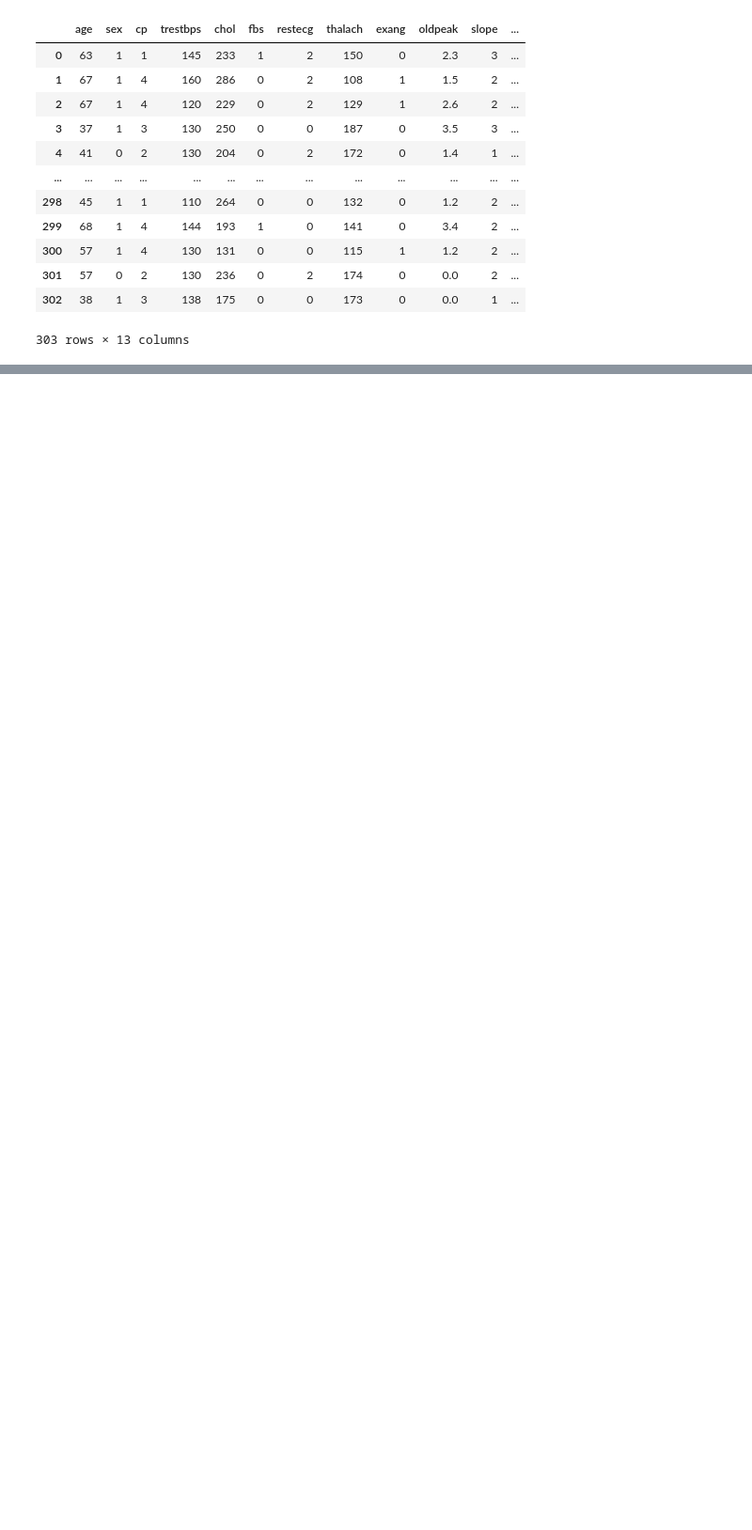
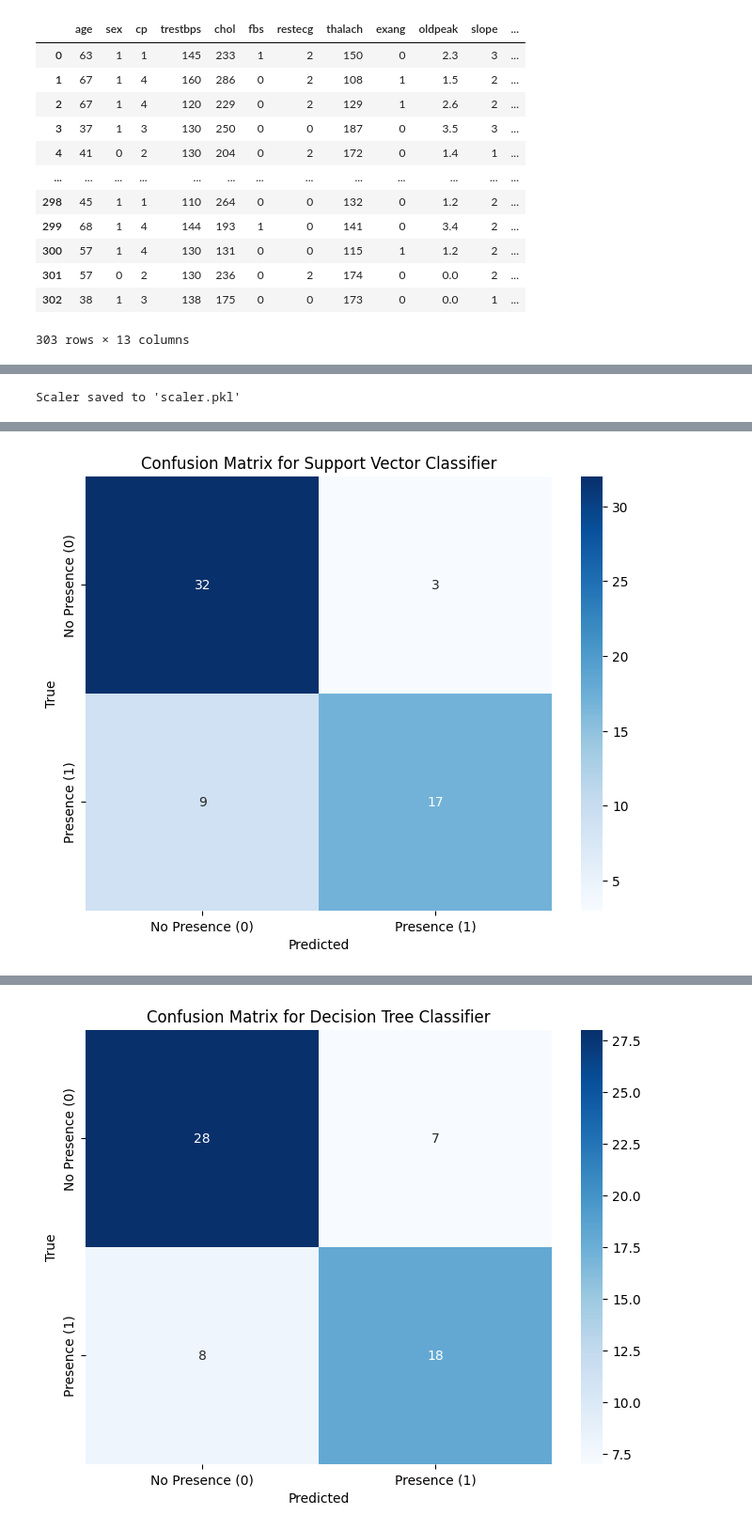
Before and after one commit to Shinkai-nm/data_mining_project1, a Jupyter notebook: Model Experiment /Raw Data/data_downloader.ipynb, the cells around one changed output, grey strips where cells are left out. Shown: that part at 94% size. Drawn from its saved outputs; the diff is of its cells as text; code cells hidden in the pictures; blank space fills up the shorter version.

```diff
--- a/Model Experiment /Raw Data/data_downloader.ipynb
+++ b/Model Experiment /Raw Data/data_downloader.ipynb
@@ -119,0 +217,6 @@ X
+# %%
+df['ca'].fillna(df['ca'].mean(), inplace=True)
+df['thal'].fillna(df['thal'].median(), inplace=True)
+# %%
+X = df.iloc[:, :-1]
+y = df.iloc[:,-1]
@@ -119,0 +228,5 @@ X
+# %%
+X_train, X_test, y_train, y_test = train_test_split(X, y, test_size=0.20, random_state = 0) # 30:70 slpitting
+scaler = StandardScaler()
+X_train = scaler.fit_transform(X_train)
+X_test = scaler.transform(X_test)
@@ -119,0 +245,66 @@ X
+# %%
+
+import joblib
+
+joblib.dump(scaler, 'scaler.pkl')
+
+print("Scaler saved to 'scaler.pkl'")
+# %% [output]
+Scaler saved to 'scaler.pkl'
+# %%
+import numpy as np
+from sklearn.svm import SVC
+from sklearn.tree import DecisionTreeClassifier
+from sklearn.neighbors import KNeighborsClassifier
+from sklearn.metrics import accuracy_score, classification_report, confusion_matrix
+import seaborn as sns
+import matplotlib.pyplot as plt
+
+# Simplify the target variable (0 = no presence, 1 = presence)
+y_train_simplified = np.where(y_train == 0, 0, 1)
+y_test_simplified = np.where(y_test == 0, 0, 1)
+
+# Models to compare
+models = {
+    "Support Vector Classifier": SVC(kernel='rbf'),
+    "Decision Tree Classifier": DecisionTreeClassifier(),
+    "K-Nearest Neighbors": KNeighborsClassifier(n_neighbors=3)
+}
+
+# Dictionary to store accuracy scores
+accuracy_scores = {}
+
+# Train and evaluate each model
+for model_name, model in models.items():
+    # Train the model
+    model.fit(X_train, y_train_simplified)
+
+    # Make predictions
+    y_pred = model.predict(X_test)
+
+    # Calculate accuracy
+    accuracy = accuracy_score(y_test_simplified, y_pred)
+    accuracy_scores[model_name] = accuracy
+
+    # Print the results
+    print(f"\n{model_name} Results:")
+    print("Confusion Matrix:")
+    print(confusion_matrix(y_test_simplified, y_pred))
+    print("\nAccuracy: {:.2f}%".format(accuracy * 100))
+    print(classification_report(y_test_simplified, y_pred))
+
+    # Plot Confusion Matrix
+    class_names = ['No Presence (0)', 'Presence (1)']
+    plt.figure(figsize=(8, 6))
+    sns.heatmap(confusion_matrix(y_test_simplified, y_pred), annot=True, fmt="d", cmap="Blues",
+                xticklabels=class_names, yticklabels=class_names)
+    plt.title(f'Confusion Matrix for {model_name}')
+    plt.xlabel('Predicted')
+    plt.ylabel('True')
+    plt.show()
+
+# Compare the accuracy scores of all models
+print("\nModel Comparison - Accuracy Scores:")
+for model_name, accuracy in accuracy_scores.items():
+    print(f"{model_name}: {accuracy * 100:.2f}%")
+# %% [output]
@@ -119,0 +325 @@ X
+[figure, added]
@@ -119,0 +340 @@ X
+[figure, added]
```
Also changed, not shown: parts of 13 cells of this notebook, 11 other files.
